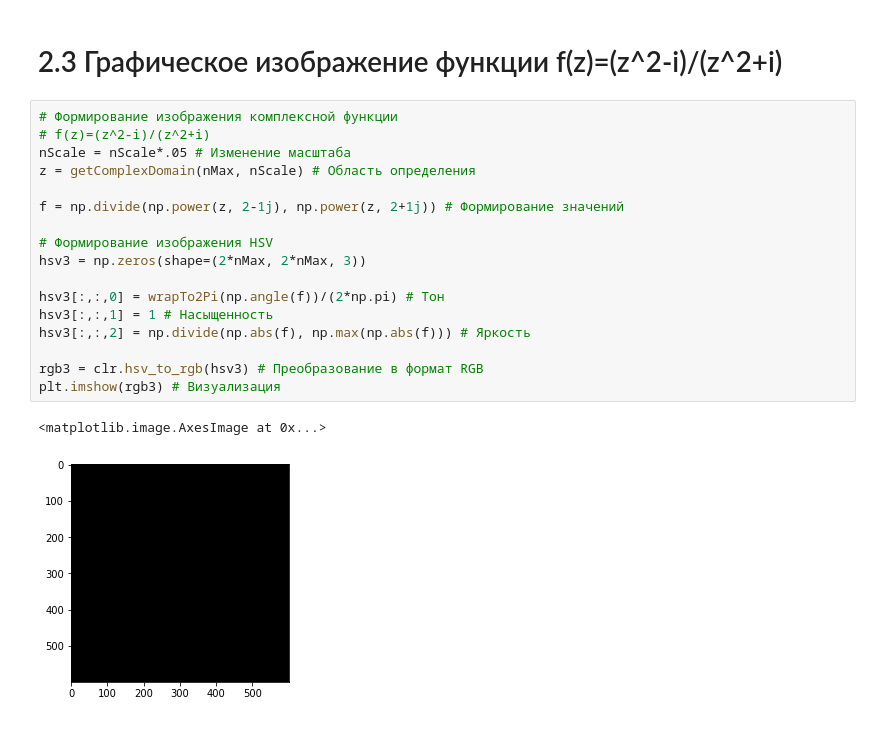
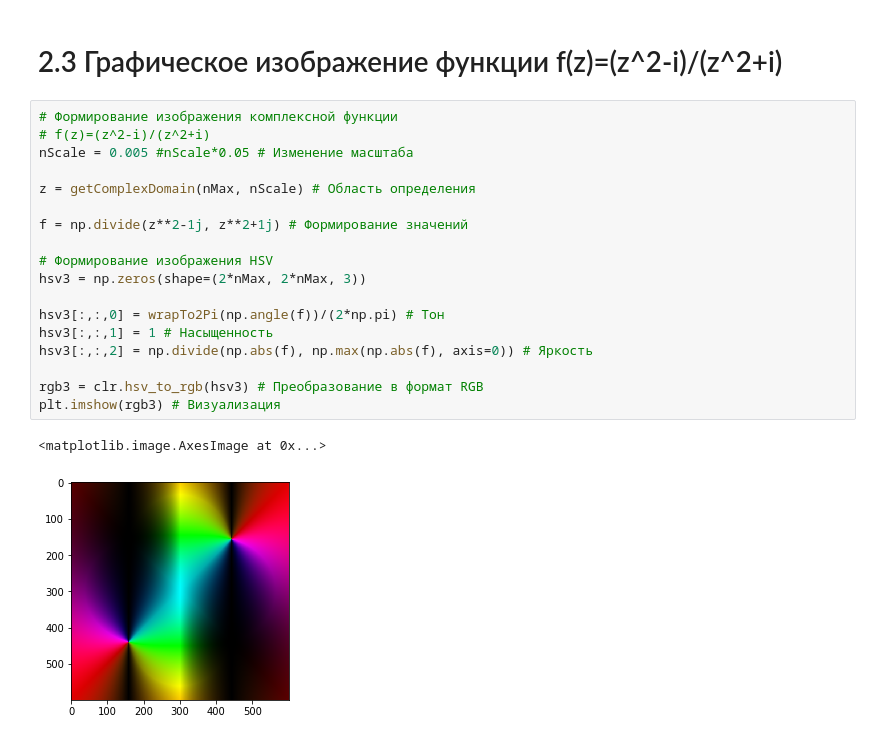
Before and after one commit to SakuraOneLove/DSP-2020, a Jupyter notebook: 7.ipynb, the cells around one changed output. Saved outputs shown, nothing was run; the diff lists cells and outputs as text.

```diff
--- a/7.ipynb
+++ b/7.ipynb
@@ -110,20 +119,21 @@ plt.imshow(rgb2) # Визуализация
 # %%
 # Формирование изображения комплексной функции
 # f(z)=(z^2-i)/(z^2+i)
-nScale = nScale*.05 # Изменение масштаба
+nScale = 0.005 #nScale*0.05 # Изменение масштаба
+
 z = getComplexDomain(nMax, nScale) # Область определения
 
-f = np.divide(np.power(z, 2-1j), np.power(z, 2+1j)) # Формирование значений
+f = np.divide(z**2-1j, z**2+1j) # Формирование значений
 
 # Формирование изображения HSV
 hsv3 = np.zeros(shape=(2*nMax, 2*nMax, 3))
 
 hsv3[:,:,0] = wrapTo2Pi(np.angle(f))/(2*np.pi) # Тон
 hsv3[:,:,1] = 1 # Насыщенность
-hsv3[:,:,2] = np.divide(np.abs(f), np.max(np.abs(f))) # Яркость
+hsv3[:,:,2] = np.divide(np.abs(f), np.max(np.abs(f), axis=0)) # Яркость
 
 rgb3 = clr.hsv_to_rgb(hsv3) # Преобразование в формат RGB
 plt.imshow(rgb3) # Визуализация
 # %% [output]
 <matplotlib.image.AxesImage at 0x...>
-[figure, old version]
+[figure, new version]
```
Also changed, not shown: parts of 12 cells of this notebook.
